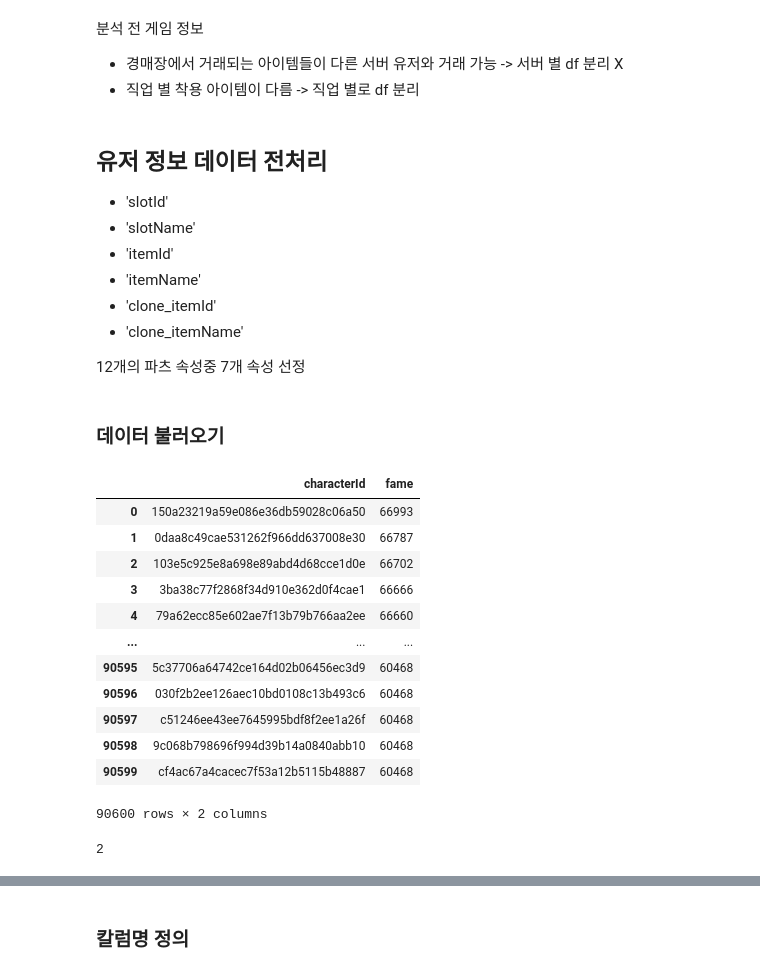
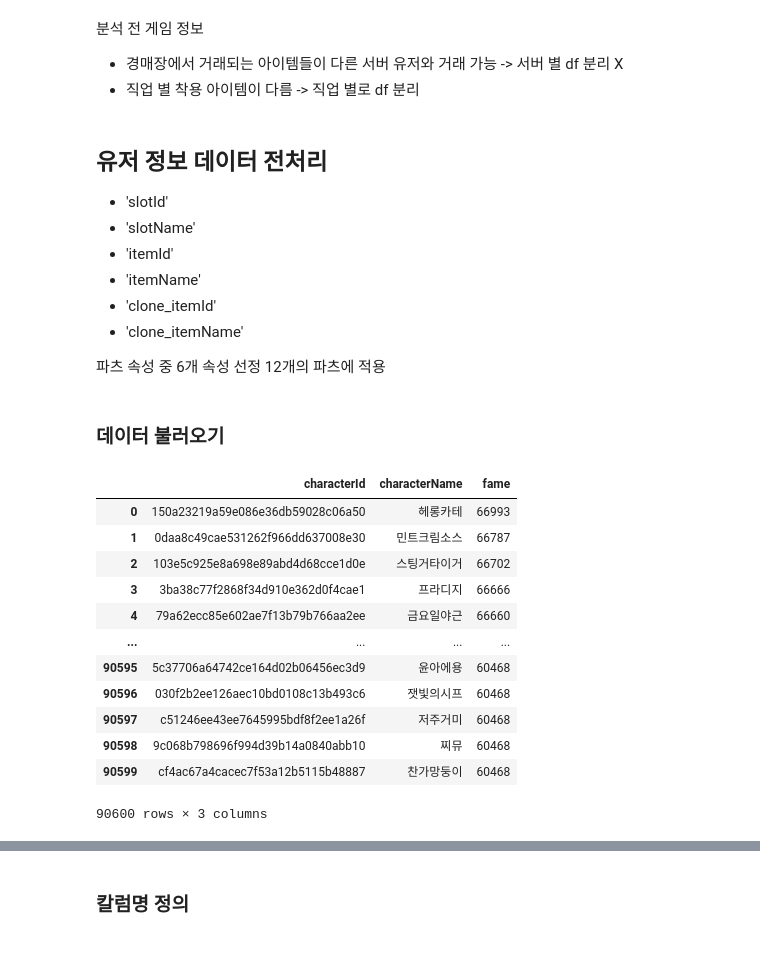
Before and after one commit to dothegee/dungeonFighter, a Jupyter notebook: EDA.ipynb, the cells around one changed output, grey strips where cells are left out. Cells and saved outputs as stored; diff of their text form; code cells hidden in the pictures.

```diff
--- a/EDA.ipynb
+++ b/EDA.ipynb
@@ -18,7 +18,8 @@ from tqdm import tqdm
 - 'clone_itemName'
 
 
-12개의 파츠 속성중 7개 속성 선정</br>
+파츠 속성 중 6개 속성 선정</br>
+12개의 파츠에 적용
 # %% [markdown]
 ### 데이터 불러오기
 # %%
@@ -37,19 +39,19 @@ user3 =pd.read_csv("user3.csv")
 user = pd.concat([user1,user2,user3],ignore_index=True)
 del user1,user2,user3
 # %%
-user = user[['characterId','fame']]
+user = user[['characterId','characterName','fame']]
 user
 # %% [output]
-|  | characterId | fame |
-| 0 | 150a23219a59e086e36db59028c06a50 | 66993 |
-| 1 | 0daa8c49cae531262f966dd637008e30 | 66787 |
-| 2 | 103e5c925e8a698e89abd4d68cce1d0e | 66702 |
-| 3 | 3ba38c77f2868f34d910e362d0f4cae1 | 66666 |
-| 4 | 79a62ecc85e602ae7f13b79b766aa2ee | 66660 |
-| ... | ... | ... |
-| 90595 | 5c37706a64742ce164d02b06456ec3d9 | 60468 |
-| 90596 | 030f2b2ee126aec10bd0108c13b493c6 | 60468 |
-| 90597 | c51246ee43ee7645995bdf8f2ee1a26f | 60468 |
-| 90598 | 9c068b798696f994d39b14a0840abb10 | 60468 |
-| 90599 | cf4ac67a4cacec7f53a12b5115b48887 | 60468 |
+|  | characterId | characterName | fame |
+| 0 | 150a23219a59e086e36db59028c06a50 | 헤롱카테 | 66993 |
+| 1 | 0daa8c49cae531262f966dd637008e30 | 민트크림소스 | 66787 |
+| 2 | 103e5c925e8a698e89abd4d68cce1d0e | 스팅거타이거 | 66702 |
+| 3 | 3ba38c77f2868f34d910e362d0f4cae1 | 프라디지 | 66666 |
+| 4 | 79a62ecc85e602ae7f13b79b766aa2ee | 금요일야근 | 66660 |
+| ... | ... | ... | ... |
+| 90595 | 5c37706a64742ce164d02b06456ec3d9 | 윤아에용 | 60468 |
+| 90596 | 030f2b2ee126aec10bd0108c13b493c6 | 잿빛의시프 | 60468 |
+| 90597 | c51246ee43ee7645995bdf8f2ee1a26f | 저주거미 | 60468 |
+| 90598 | 9c068b798696f994d39b14a0840abb10 | 찌뮤 | 60468 |
+| 90599 | cf4ac67a4cacec7f53a12b5115b48887 | 찬가망둥이 | 60468 |
-90600 rows × 2 columns
+90600 rows × 3 columns
@@ -58,4 +57,0 @@ data = pd.merge(output, user, how = 'left')
-# %%
-data['fame'].isnull().sum()
-# %% [output]
-2
```
Also changed, not shown: parts of 39 cells of this notebook.
